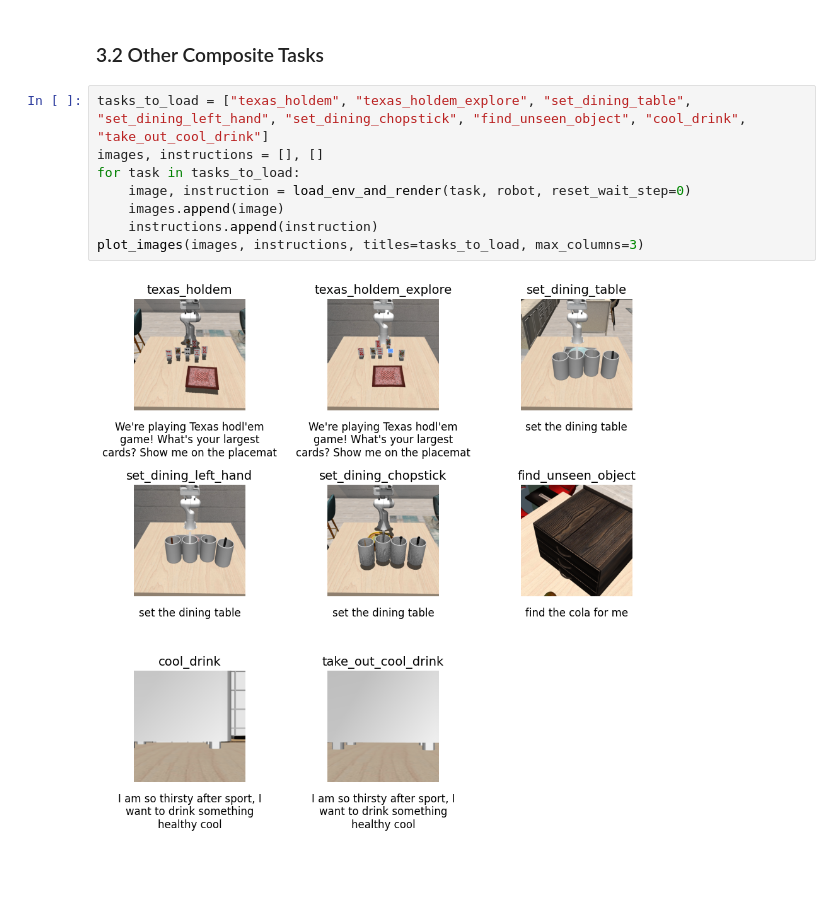
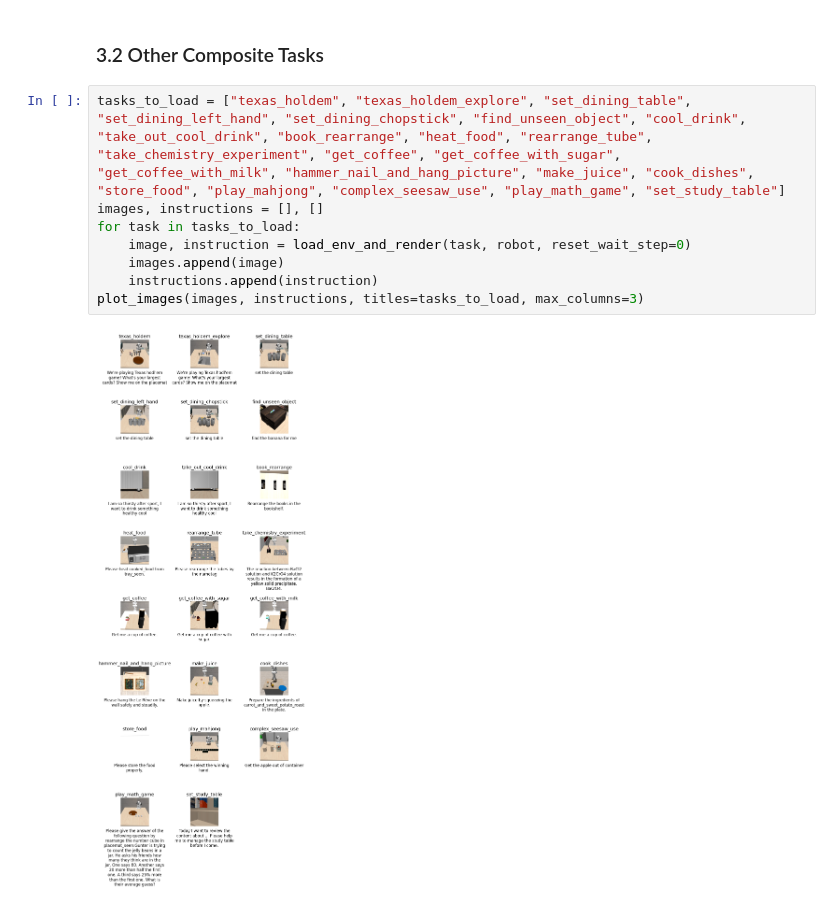
Before and after one commit to stfntbkv/Robotic-Simulation-GATE, a Jupyter notebook: tutorials/1.load_task.ipynb, the cells around one changed output. Cells and saved outputs as stored; diff of their text form; blank space fills up the shorter version.

Commit message:
update runable composite tasks

```diff
--- a/tutorials/1.load_task.ipynb
+++ b/tutorials/1.load_task.ipynb
@@ -118,12 +122,12 @@ plot_images(images, instructions, titles=tasks_to_load, max_columns=3)
 # %% [markdown]
 ### 3.2 Other Composite Tasks
 # %%
-tasks_to_load = ["texas_holdem", "texas_holdem_explore", "set_dining_table", "set_dining_left_hand", "set_dining_chopstick", "find_unseen_object", "cool_drink", "take_out_cool_drink"]
+tasks_to_load = ["texas_holdem", "texas_holdem_explore", "set_dining_table", "set_dining_left_hand", "set_dining_chopstick", "find_unseen_object", "cool_drink", "take_out_cool_drink", "book_rearrange", "heat_food", "rearrange_tube", "take_chemistry_experiment", "get_coffee", "get_coffee_with_sugar", "get_coffee_with_milk", "hammer_nail_and_hang_picture", "make_juice", "cook_dishes", "store_food", "play_mahjong", "complex_seesaw_use", "play_math_game", "set_study_table"]
 images, instructions = [], []
 for task in tasks_to_load:
     image, instruction = load_env_and_render(task, robot, reset_wait_step=0)
     images.append(image)
     instructions.append(instruction)
 plot_images(images, instructions, titles=tasks_to_load, max_columns=3)
 # %% [output]
-[figure, old version]
+[figure, new version]
```
Also changed, not shown: parts of 4 cells of this notebook, 21 other files.
